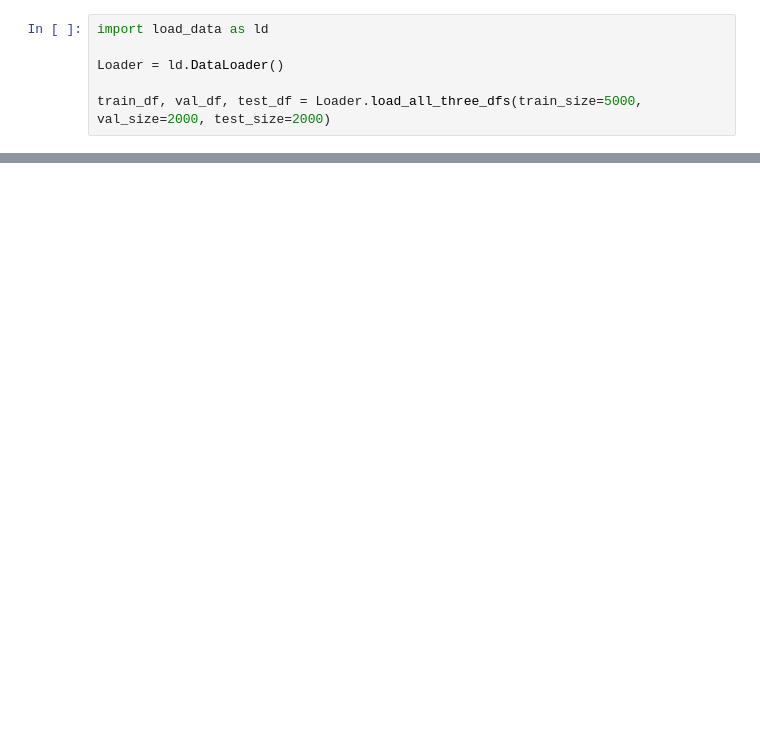
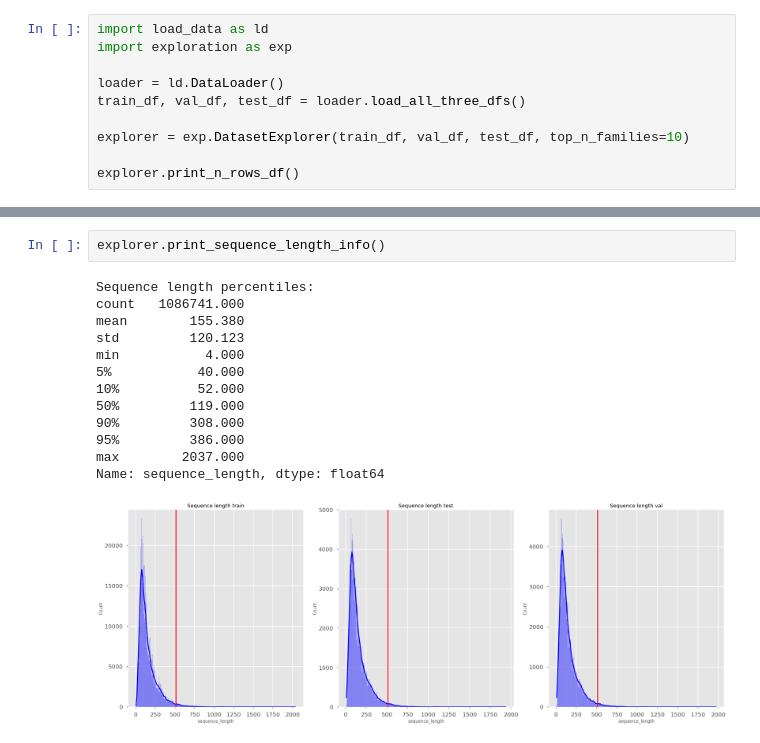
Before and after one commit to Monksy9/pfam, a Jupyter notebook: data/embeddings.ipynb, the cells around one changed output, grey strips where cells are left out. Saved outputs shown, nothing was run; the diff lists cells and outputs as text; blank space fills up the shorter version.

```diff
--- a/data/embeddings.ipynb
+++ b/data/embeddings.ipynb
@@ -1,6 +45,10 @@
 # %%
 import load_data as ld
+import exploration as exp
 
-Loader = ld.DataLoader()
+loader = ld.DataLoader()
+train_df, val_df, test_df = loader.load_all_three_dfs()
 
-train_df, val_df, test_df = Loader.load_all_three_dfs(train_size=5000, val_size=2000, test_size=2000)
+explorer = exp.DatasetExplorer(train_df, val_df, test_df, top_n_families=10)
+
+explorer.print_n_rows_df()
@@ -143,0 +111,16 @@ esm_test.to_csv('esm_test.csv')
+# %%
+explorer.print_sequence_length_info()
+# %% [output]
+Sequence length percentiles:
+count   1086741.000
+mean        155.380
+std         120.123
+min           4.000
+5%           40.000
+10%          52.000
+50%         119.000
+90%         308.000
+95%         386.000
+max        2037.000
+Name: sequence_length, dtype: float64
+[figure, added]
```
Also changed, not shown: parts of 49 cells of this notebook, 25 other files.
